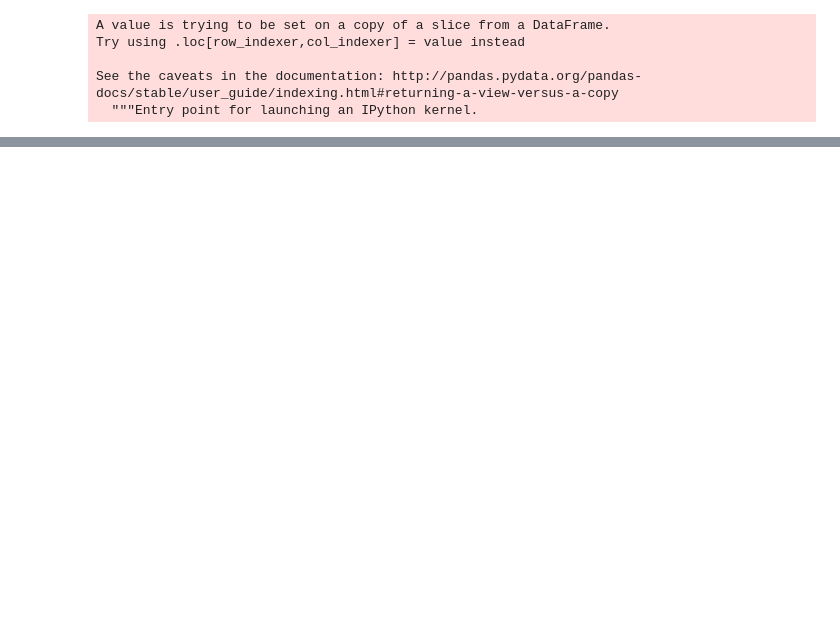
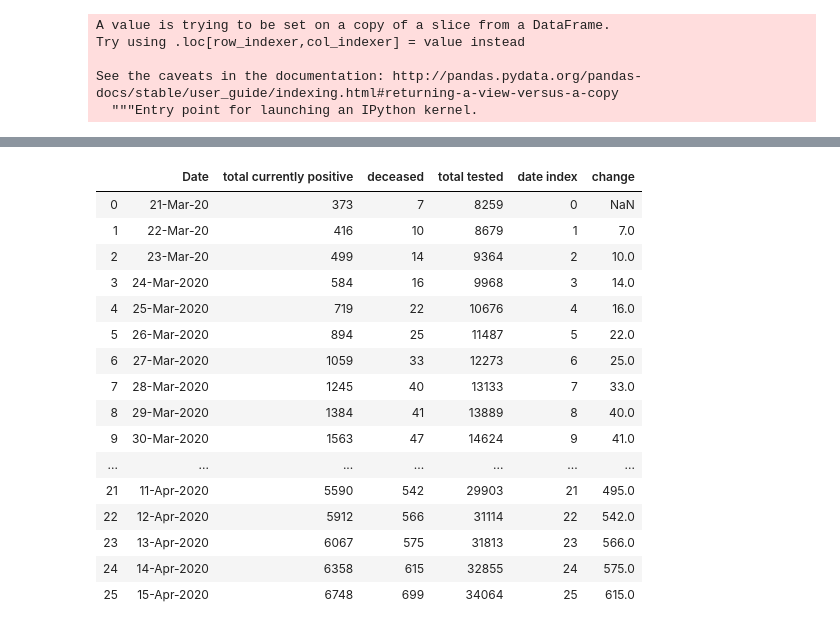
Before and after one commit to watty62/Scot_covid19, a Jupyter notebook: compare countries.ipynb, the cells around one changed output, grey strips where cells are left out. Drawn from its saved outputs; the diff is of its cells as text; code cells hidden in the pictures; blank space fills up the shorter version.

```diff
--- a/compare countries.ipynb
+++ b/compare countries.ipynb
@@ -131,3 +111,5 @@ df_scot.drop('Date', axis=1)
+# %%
+df_scot_copy= df_scot
 # %%
 #prepare to merge data frames
 
@@ -367,0 +370,22 @@ plt.xticks(rotation=90)
+# %%
+df_scot_copy['change'] = df_scot_copy.deceased.shift(1)
+# %%
+df_scot_copy
+# %% [output]
+|  | Date | total currently positive | deceased | total tested | date index | change |
+| 0 | 21-Mar-20 | 373 | 7 | 8259 | 0 | NaN |
+| 1 | 22-Mar-20 | 416 | 10 | 8679 | 1 | 7.0 |
+| 2 | 23-Mar-20 | 499 | 14 | 9364 | 2 | 10.0 |
+| 3 | 24-Mar-2020 | 584 | 16 | 9968 | 3 | 14.0 |
+| 4 | 25-Mar-2020 | 719 | 22 | 10676 | 4 | 16.0 |
+| 5 | 26-Mar-2020 | 894 | 25 | 11487 | 5 | 22.0 |
+| 6 | 27-Mar-2020 | 1059 | 33 | 12273 | 6 | 25.0 |
+| 7 | 28-Mar-2020 | 1245 | 40 | 13133 | 7 | 33.0 |
+| 8 | 29-Mar-2020 | 1384 | 41 | 13889 | 8 | 40.0 |
+| 9 | 30-Mar-2020 | 1563 | 47 | 14624 | 9 | 41.0 |
+| ... | ... | ... | ... | ... | ... | ... |
+| 21 | 11-Apr-2020 | 5590 | 542 | 29903 | 21 | 495.0 |
+| 22 | 12-Apr-2020 | 5912 | 566 | 31114 | 22 | 542.0 |
+| 23 | 13-Apr-2020 | 6067 | 575 | 31813 | 23 | 566.0 |
+| 24 | 14-Apr-2020 | 6358 | 615 | 32855 | 24 | 575.0 |
+| 25 | 15-Apr-2020 | 6748 | 699 | 34064 | 25 | 615.0 |
```
Also changed, not shown: parts of 17 cells of this notebook, 8 other files.
